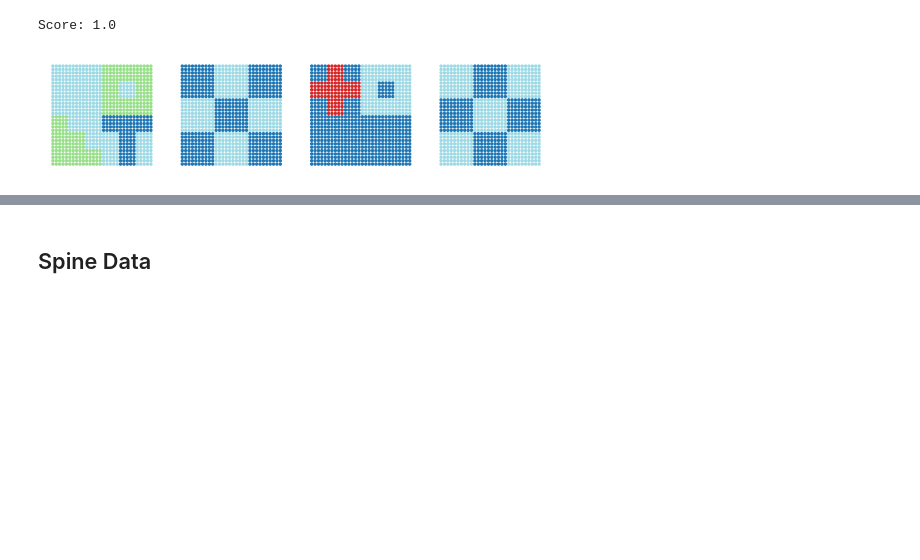
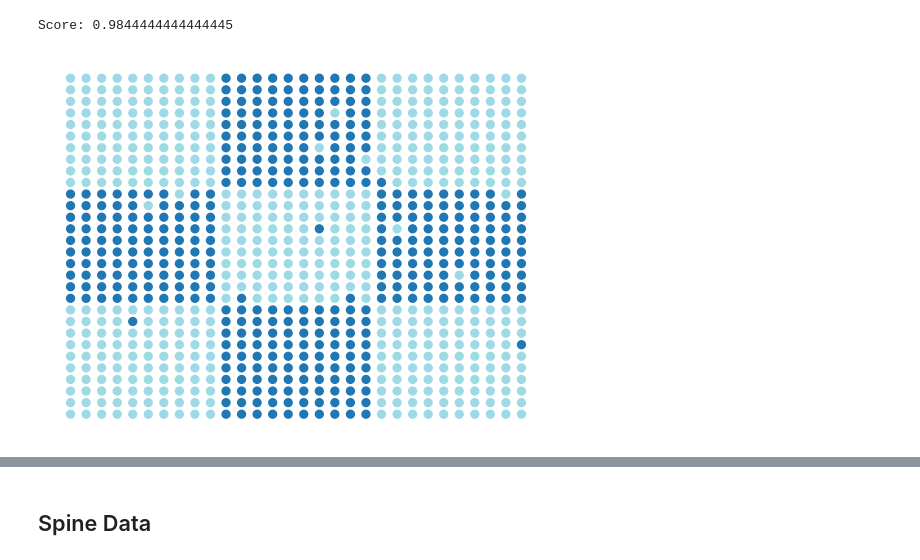
Before and after one commit to craigfouts/GibbsLDA, a Jupyter notebook: sandbox.ipynb, the cells around one changed output, grey strips where cells are left out. Drawn from its saved outputs; the diff is of its cells as text; code cells hidden in the pictures; blank space fills up the shorter version.

Commit message:
Completed multi-image experiments

```diff
--- a/sandbox.ipynb
+++ b/sandbox.ipynb
@@ -59,0 +56,4 @@ utilities.visualize_datasets(datasets, X_labels.reshape(N_IMGS, N_SAMPLES), size
+# %%
+IMG = 4
+
+utilities.visualize_datasets(datasets[IMG - 1], X_labels[(IMG - 1)*N_SAMPLES:IMG*N_SAMPLES].reshape(1, N_SAMPLES), size=32, show_ax=False)
@@ -60,14 +62,18 @@ utilities.visualize_datasets(datasets, X_labels.reshape(N_IMGS, N_SAMPLES), size
+# %%
+Z_labels = np.copy(X_labels[(IMG - 1)*N_SAMPLES:IMG*N_SAMPLES])
+# Z_labels[Z_labels == 3] = 0
+# Z_labels[Z_labels == 4] = 1
 # %%
-N_STEPS = N_IMGS*100
+N_STEPS = 200
 N_DOCS = 150
 VOCAB_SIZE = 15
 SIGMA = .01
 
-model = GibbsSLDA(5, N_DOCS, VOCAB_SIZE, sigma=SIGMA)
-labels = model.fit_transform(X, N_STEPS)
-Y_labels, score = util.evaluate(X_labels, labels)
+model = GibbsSLDA(2, N_DOCS, VOCAB_SIZE, sigma=SIGMA)
+labels = model.fit_transform(X[(IMG - 1)*N_SAMPLES:IMG*N_SAMPLES], N_STEPS)
+Y_labels, score = util.evaluate(Z_labels, labels)
 print('Score:', score)
-utilities.visualize_datasets(datasets, Y_labels.reshape(N_IMGS, N_SAMPLES), size=2, show_ax=False)
+utilities.visualize_datasets(datasets[IMG - 1], Y_labels.reshape(1, N_SAMPLES), size=32, show_ax=False)
 # %% [output]
-Score: 1.0
+Score: 0.9844444444444445
-[figure, old version]
+[figure, new version]
```
Also changed, not shown: parts of 16 cells of this notebook, 2 other files.
